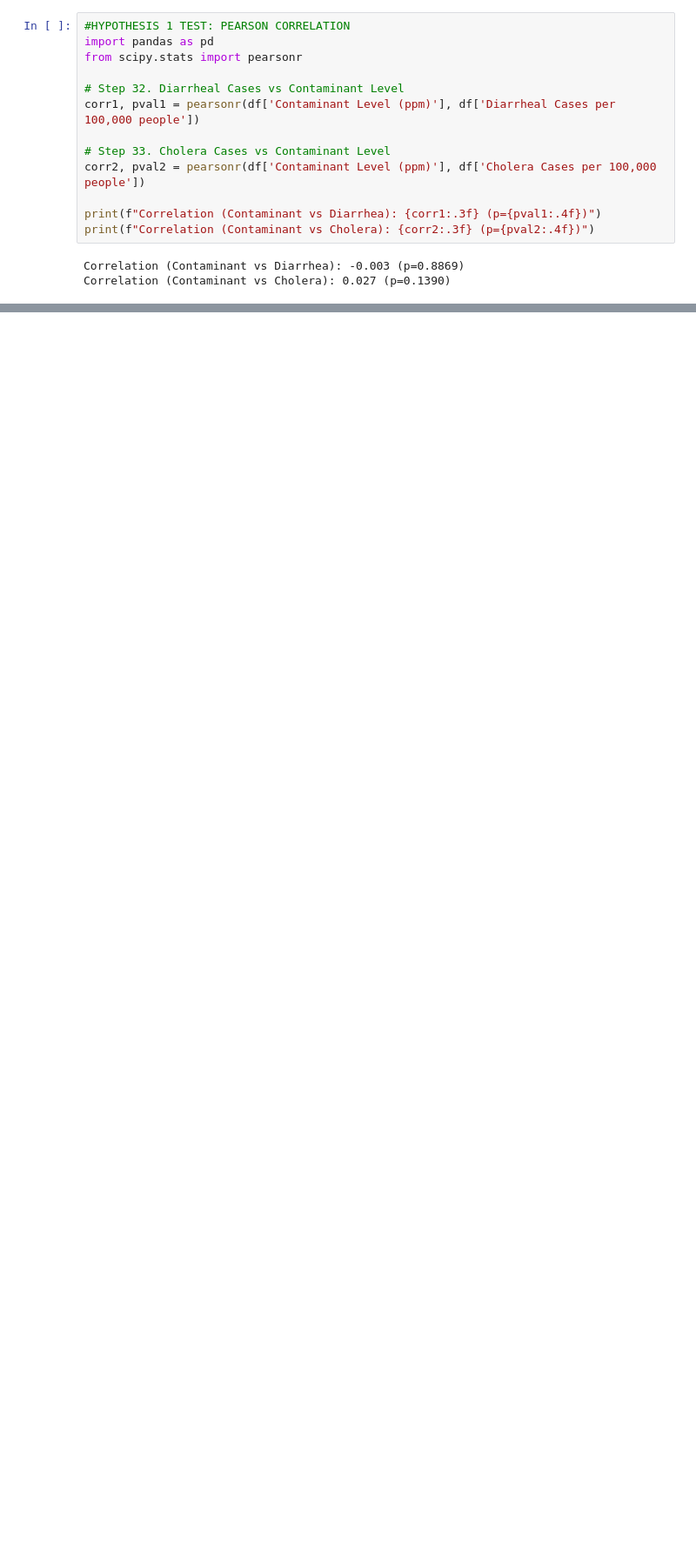
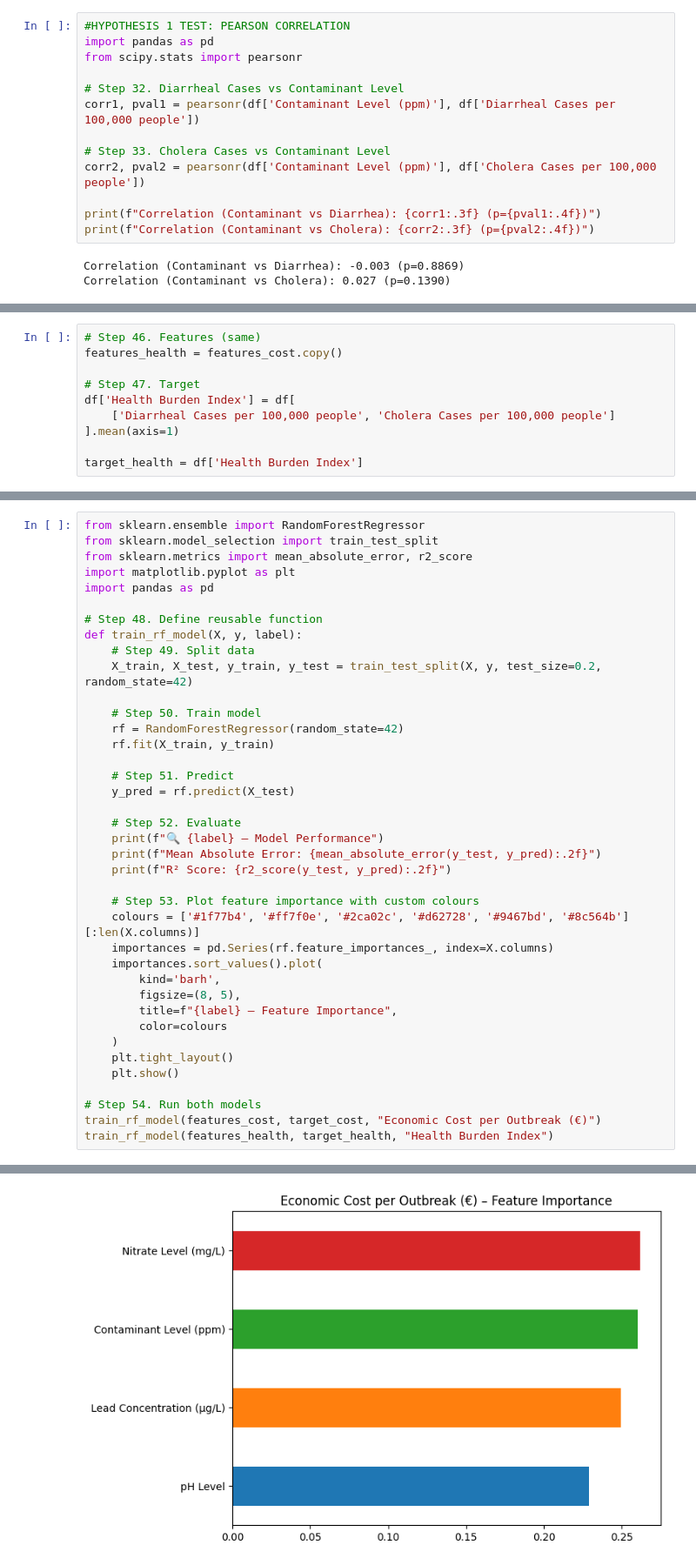
Before and after one commit to Sashafirce/water_pollution_and_health_risk_explorer, a Jupyter notebook: jupyter_notebooks/water_pollution_and_disease_outbreaks.ipynb, the cells around one changed output, grey strips where cells are left out. Shown: that part at 87% size. Drawn from its saved outputs; the diff is of its cells as text; blank space fills up the shorter version.

```diff
--- a/jupyter_notebooks/water_pollution_and_disease_outbreaks.ipynb
+++ b/jupyter_notebooks/water_pollution_and_disease_outbreaks.ipynb
@@ -602,0 +1004,10 @@ Required columns for Hypothesis 3 not found in dataset.
+# %%
+# Step 46. Features (same)
+features_health = features_cost.copy()
+
+# Step 47. Target
+df['Health Burden Index'] = df[
+    ['Diarrheal Cases per 100,000 people', 'Cholera Cases per 100,000 people']
+].mean(axis=1)
+
+target_health = df['Health Burden Index']
@@ -602,0 +1018,40 @@ Required columns for Hypothesis 3 not found in dataset.
+# %%
+from sklearn.ensemble import RandomForestRegressor
+from sklearn.model_selection import train_test_split
+from sklearn.metrics import mean_absolute_error, r2_score
+import matplotlib.pyplot as plt
+import pandas as pd
+
+# Step 48. Define reusable function
+def train_rf_model(X, y, label):
+    # Step 49. Split data
+    X_train, X_test, y_train, y_test = train_test_split(X, y, test_size=0.2, random_state=42)
+
+    # Step 50. Train model
+    rf = RandomForestRegressor(random_state=42)
+    rf.fit(X_train, y_train)
+
+    # Step 51. Predict
+    y_pred = rf.predict(X_test)
+
+    # Step 52. Evaluate
+    print(f"🔍 {label} — Model Performance")
+    print(f"Mean Absolute Error: {mean_absolute_error(y_test, y_pred):.2f}")
+    print(f"R² Score: {r2_score(y_test, y_pred):.2f}")
+
+    # Step 53. Plot feature importance with custom colours
+    colours = ['#1f77b4', '#ff7f0e', '#2ca02c', '#d62728', '#9467bd', '#8c564b'][:len(X.columns)]
+    importances = pd.Series(rf.feature_importances_, index=X.columns)
+    importances.sort_values().plot(
+        kind='barh',
+        figsize=(8, 5),
+        title=f"{label} – Feature Importance",
+        color=colours
+    )
+    plt.tight_layout()
+    plt.show()
+
+# Step 54. Run both models
+train_rf_model(features_cost, target_cost, "Economic Cost per Outbreak (€)")
+train_rf_model(features_health, target_health, "Health Burden Index")
+# %% [output]
@@ -602,0 +1061 @@ Required columns for Hypothesis 3 not found in dataset.
+[figure, added]
```
Also changed, not shown: parts of 46 cells of this notebook, 1 other file.
